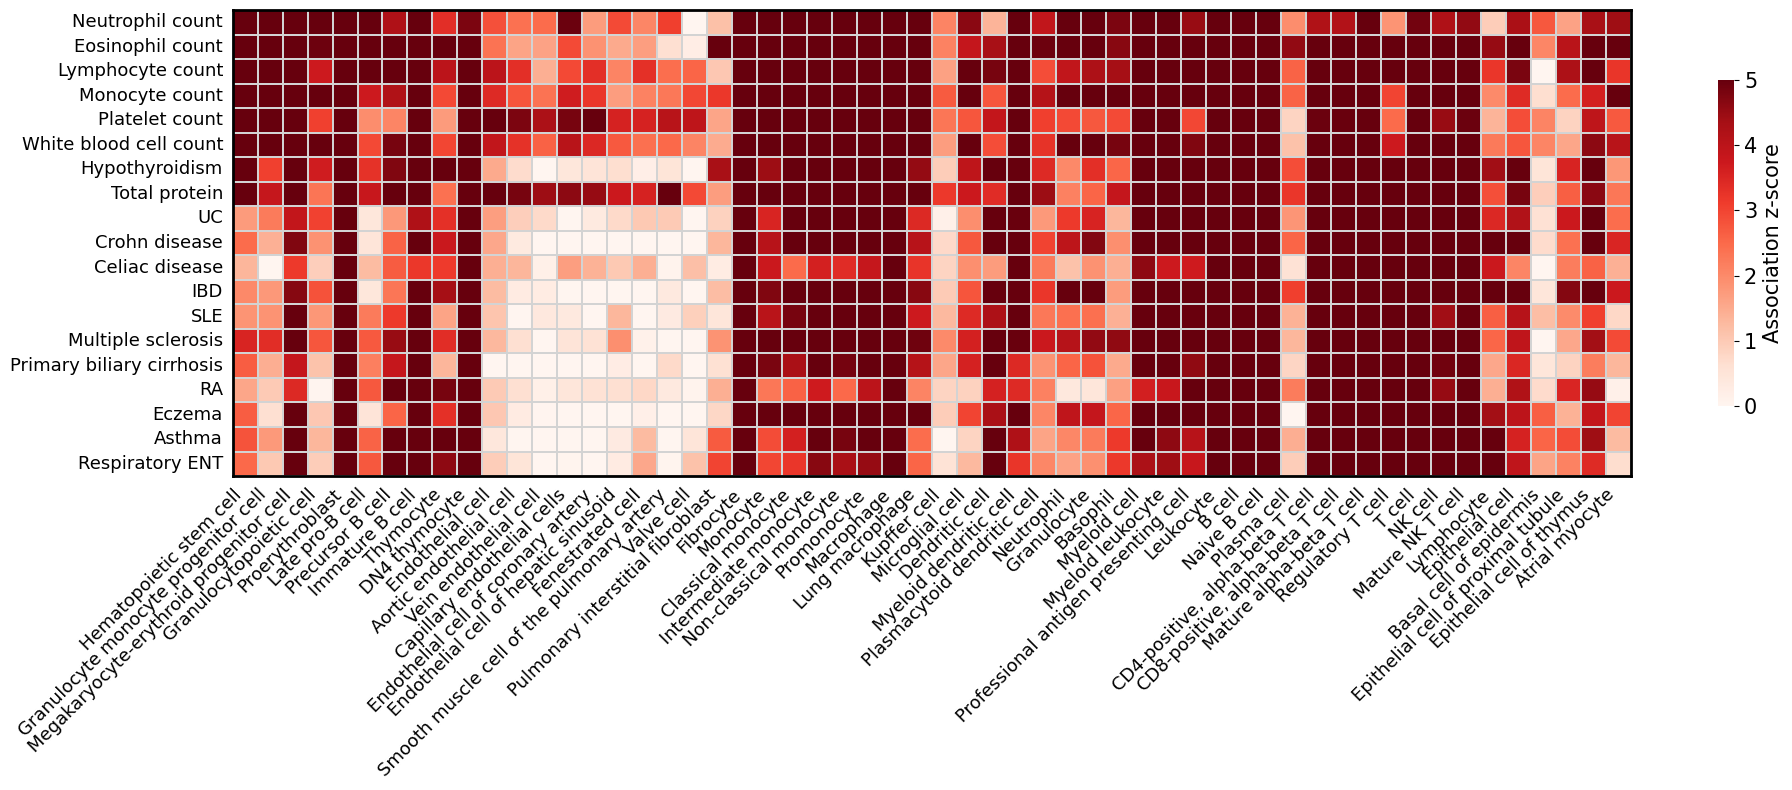
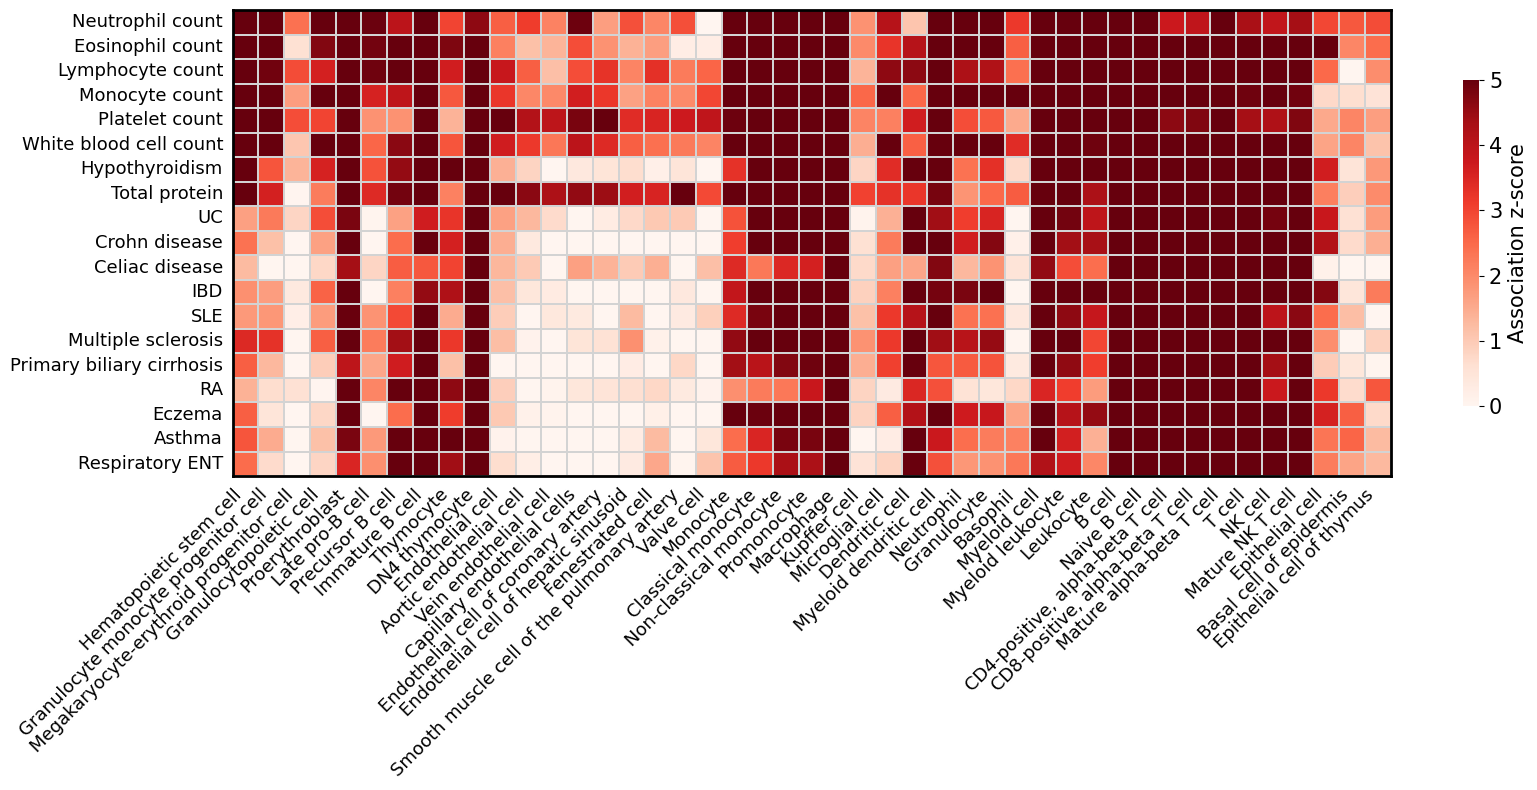
The notebook cell's code change between the first figure and the second:
--- before
+++ after
@@ -7,5 +7,5 @@
 pivot_df = pivot_df.loc[:, cell_types_ordered]
 
-fig, ax = plt.subplots(figsize=(20, 8))
+fig, ax = plt.subplots(figsize=(17, 8))
 hm = sns.heatmap(
     pivot_df,

Commit: remove unused settings, update results